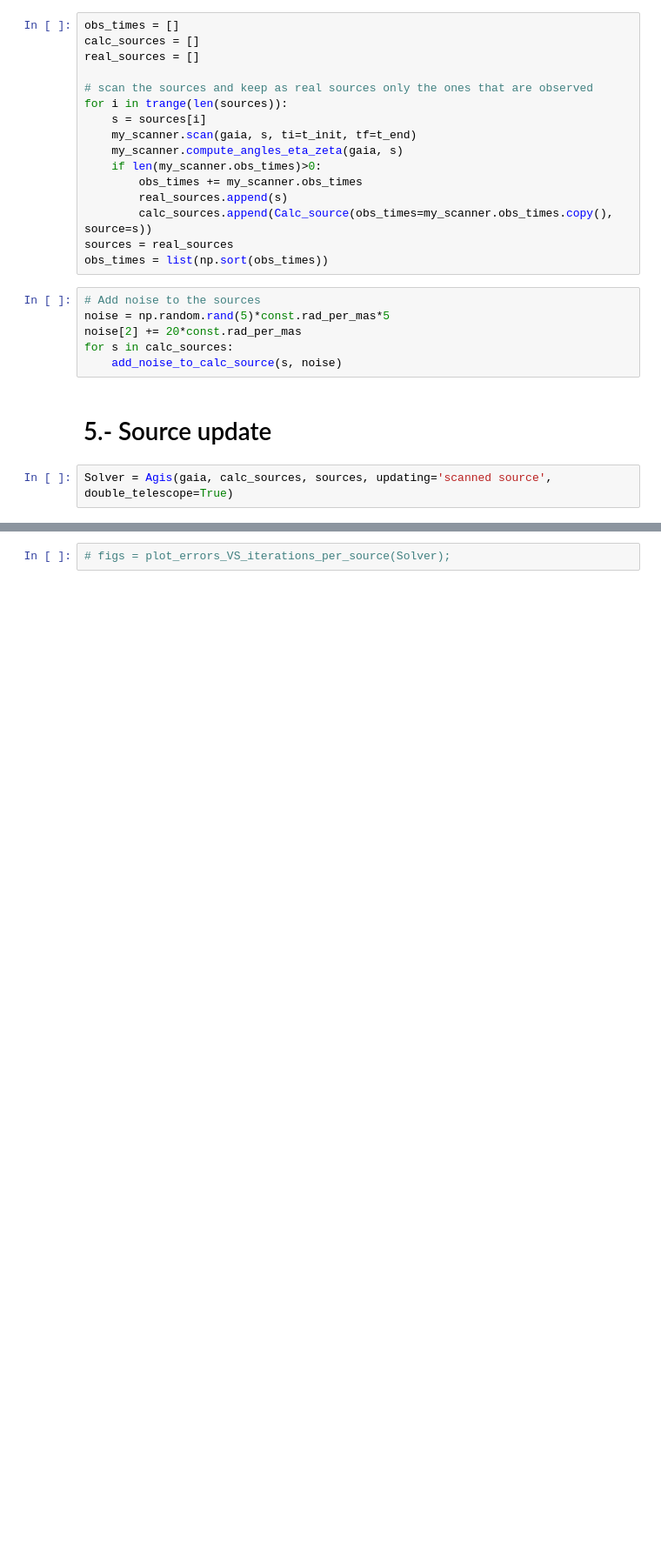
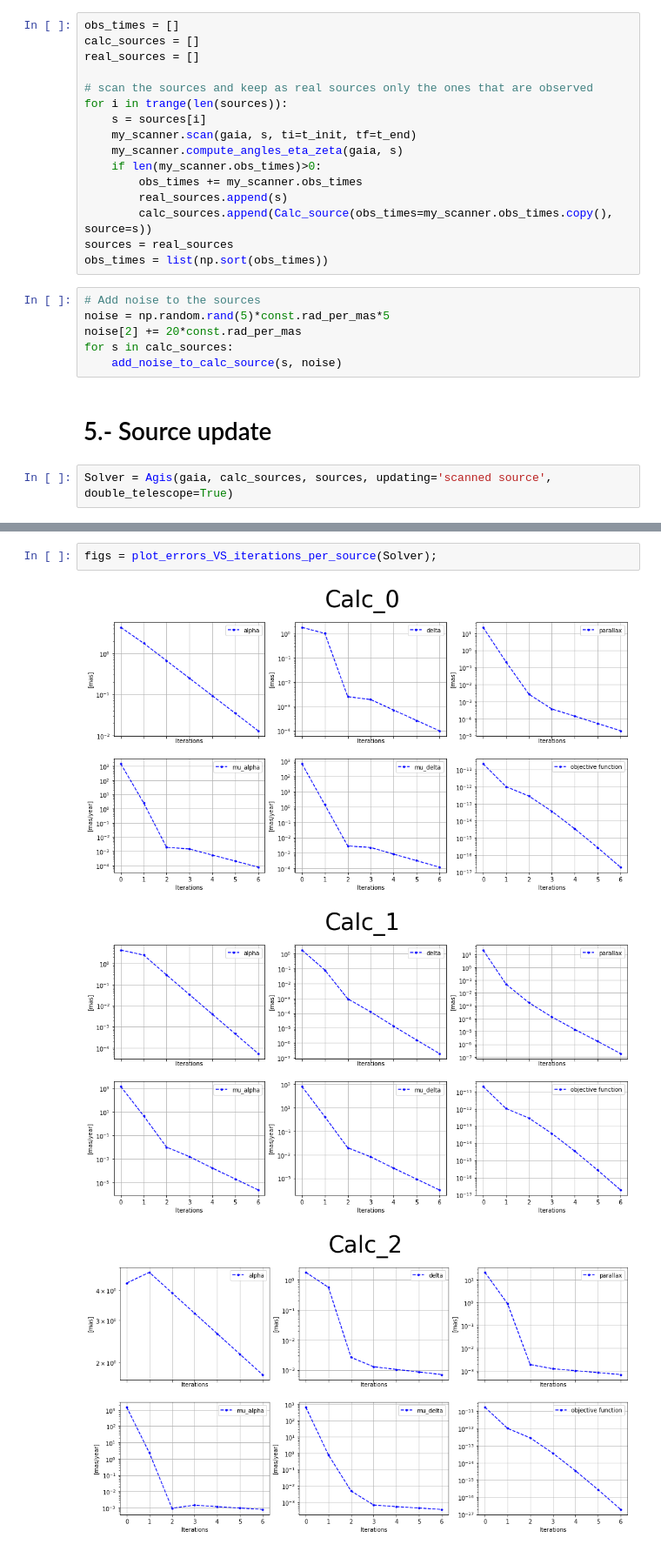
Before and after one commit to bombrun/GaiaLab, a Jupyter notebook: notebooks/04-Demo.ipynb, the cells around one changed output, grey strips where cells are left out. Shown at 87% size. Cells and saved outputs as stored; diff of their text form; blank space fills up the shorter version.

```diff
--- a/notebooks/04-Demo.ipynb
+++ b/notebooks/04-Demo.ipynb
@@ -149,2 +149,6 @@ Error after iteration: 6.916099092222672e-18
 # %%
-# figs = plot_errors_VS_iterations_per_source(Solver);
+figs = plot_errors_VS_iterations_per_source(Solver);
+# %% [output]
+[figure, added]
+[figure, added]
+[figure, added]
```
Also changed, not shown: parts of 2 cells of this notebook, 1 other file.
